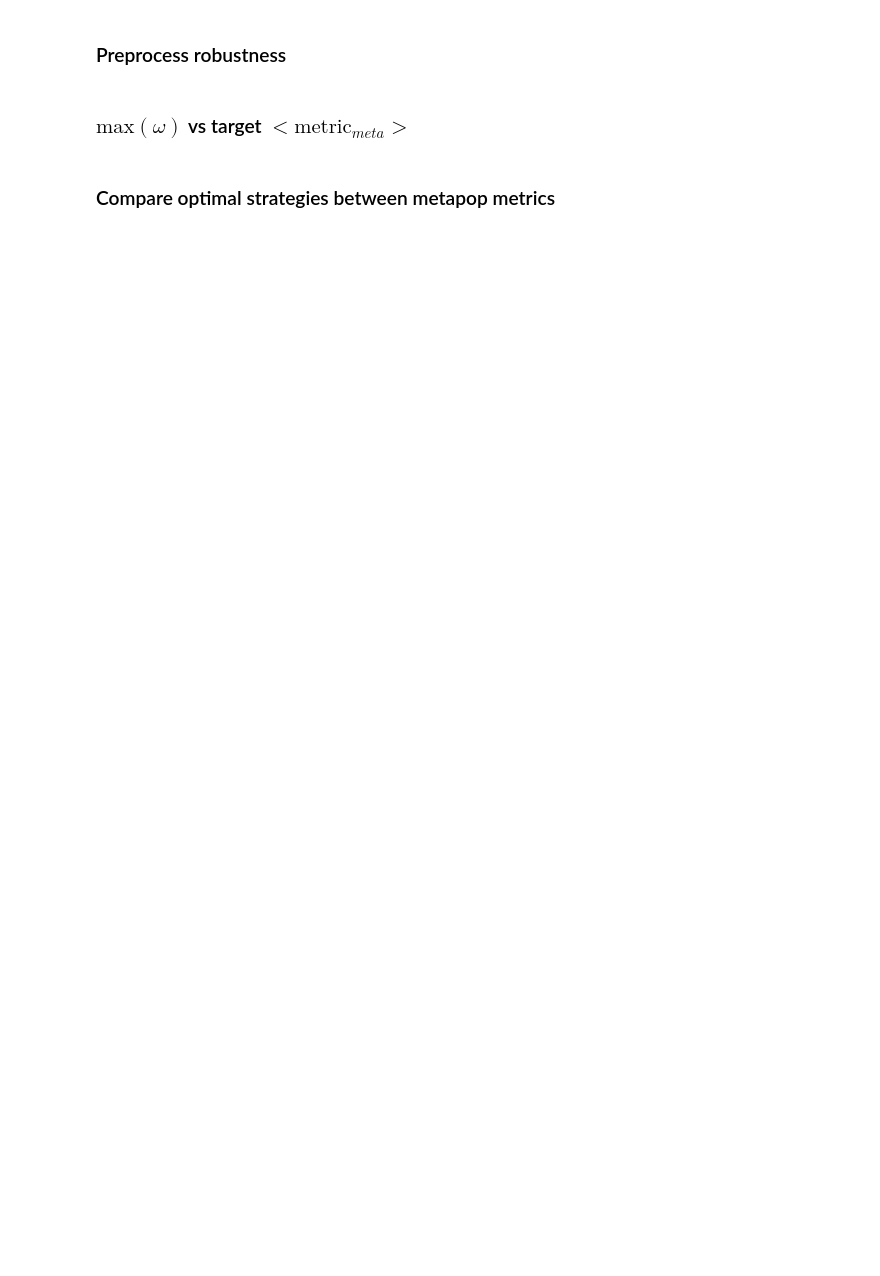
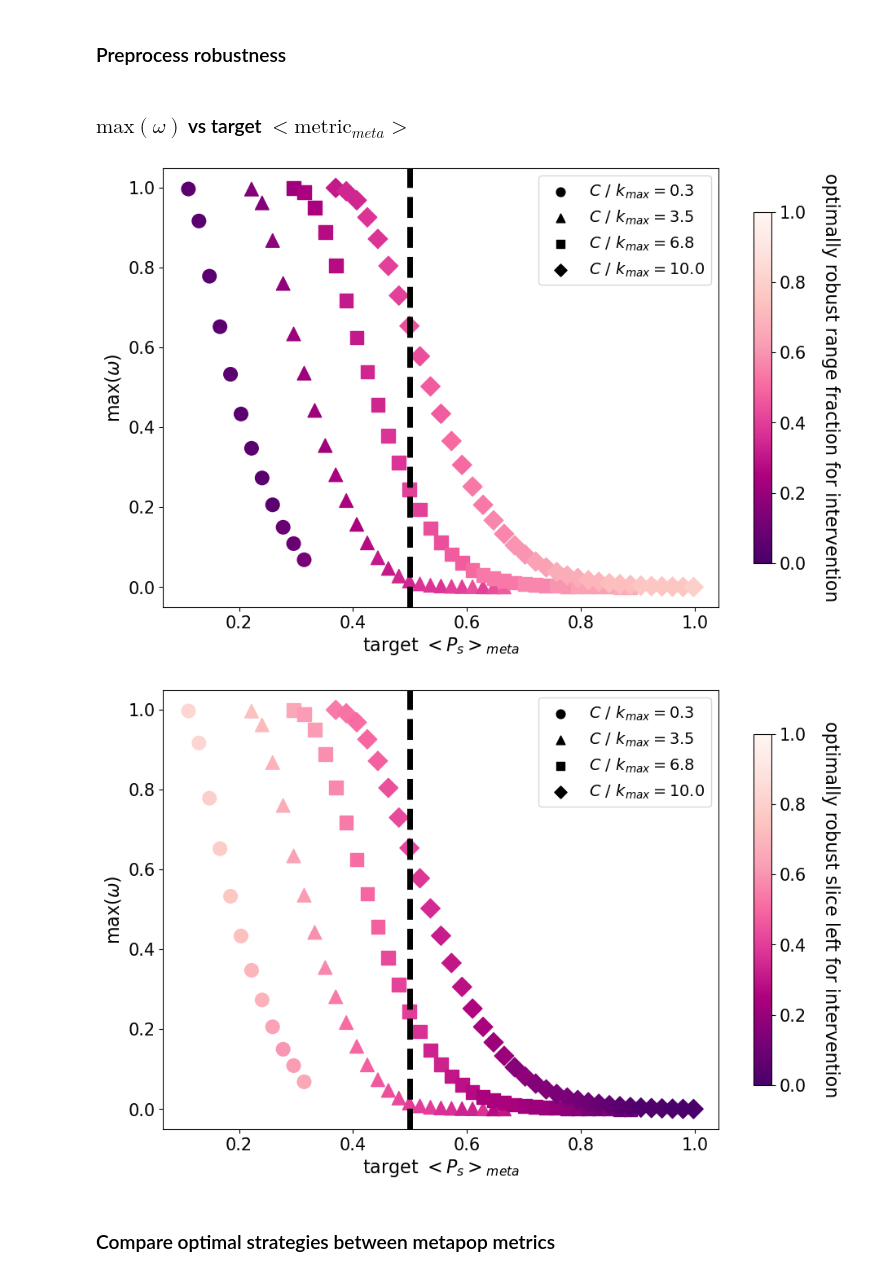
Before and after one commit to patricklawton/TecateCypress, a Jupyter notebook: sensitivity/viz.ipynb, the cells around one changed output. Saved outputs shown, nothing was run; the diff lists cells and outputs as text; code cells hidden in the pictures; blank space fills up the shorter version.

```diff
--- a/sensitivity/viz.ipynb
+++ b/sensitivity/viz.ipynb
@@ -56,34 +56,11 @@ def set_globals(results_pre):
         for key in handle.keys():
             eps_axes.update({key: handle[key][()]})
     globals()['eps_axes'] = eps_axes
-# %%
-# Define set of results
-# results_pre = 'meta_mean_results'
-results_pre = 'gte_thresh_results'
-if results_pre == 'meta_mean_results':
-    metric_lab = f'$<{metric}>_{{meta}}$'
-else:
-    metric_lab = f'$P(<{metric}>_k \geq 0.5)$'
-fn_prefix = f"{results_pre}/data/Aeff_{Aeff}/tfinal_{t_final}/metric_{metric}/"
-fig_prefix = f"{results_pre}/figs/Aeff_{Aeff}/tfinal_{t_final}/metric_{metric}/"
-
-# Load things saved specific to these results
-with open(fn_prefix + 'metric_data.pkl', 'rb') as handle:
-    metric_data = pickle.load(handle)
-all_metric = metric_data['all_metric']
-all_tau = np.load(f"{results_pre}/data/Aeff_{Aeff}/tfinal_{t_final}/all_tau.npy")
-C_vec = np.load(fn_prefix + "C_vec.npy")
-ncell_vec = np.load(fn_prefix + "ncell_vec.npy")
-slice_left_all = np.load(fn_prefix + "slice_left_all.npy")
-eps_axes = {}
-with h5py.File(fn_prefix + "/eps_axes.h5", "r") as handle:
-    for key in handle.keys():
-        eps_axes.update({key: handle[key][()]})
 # %% [markdown]
 ### Preprocess robustness
 # %%
 # for results_pre in ['meta_mean_results', 'gte_thresh_results']:
-for results_pre in ['gte_thresh_results']:
+for results_pre in ['meta_mean_results']:
     # Load things saved specific to these results
     set_globals(results_pre)
 
@@ -144,7 +121,7 @@ for results_pre in ['gte_thresh_results']:
 # %% [markdown]
 ### $\text{max}(\omega)$ vs target $<\text{metric}_{meta}>$
 # %%
-set_globals('gte_thresh_results')
+set_globals('meta_mean_results')
 maxrob = np.load(fn_prefix + "maxrob.npy")
 argmaxrob = np.load(fn_prefix + "argmaxrob.npy")
 rob_thresh_vec = np.load(fn_prefix + "rob_thresh_vec.npy")
@@ -163,34 +140,37 @@ for opt_i in range(2):
     normalize = colors.Normalize(vmin=vmin, vmax=vmax)
 
     all_markers = ['o','^','s','D']
     all_linestyles = ['dotted', 'dashdot', 'dashed', 'solid']
     C_i_samples = [0,3,6,9]
     # C_i_samples = [9]
     for line_i, C_i in enumerate(C_i_samples):
         plot_vec = np.ones(len(rob_thresh_vec)) * np.nan
         c_vec = np.ones(len(rob_thresh_vec)) * np.nan
         for thresh_i, thresh in enumerate(rob_thresh_vec):
             if thresh_i % 2 == 0: continue
             # Get the maximum robustness across (ncell, sl) at this C
             if maxrob[thresh_i, C_i] < 1:
                 plot_vec[thresh_i] = maxrob[thresh_i, C_i]
             if not np.isnan(plot_vec[thresh_i]):
                 if opt_i == 0:
                     c_vec[thresh_i] = ncell_vec[int(argmaxrob[thresh_i, C_i][opt_i])] / ncell_tot
                 else:
                     c_vec[thresh_i] = slice_left_all[int(argmaxrob[thresh_i, C_i][opt_i])] / ncell_tot
         scatter = ax.scatter(rob_thresh_vec, plot_vec, cmap=colormap, norm=normalize,
                             c=c_vec, marker=all_markers[line_i])#, s=60)
         ax.scatter([], [], label=fr"$C~/~k_{{max}}=${np.round(C_vec[C_i]/ncell_tot, 1)}",
                    s=60, c='black', marker=all_markers[line_i])
     cbar = fig.colorbar(scatter, ax=ax, location="right", shrink=0.8)
     cbar.set_label(cbar_labels[opt_i], rotation=-90, labelpad=30)
     ax.set_ylabel(fr"$\text{{max}}(\omega)$")
     ax.set_xlabel(fr"target {metric_lab}")
     ax.legend()
     ax.axvline(0.5, ls='--', c='k', lw=5)
     fn = fig_prefix + f"/maxrob_{opt_i}.png"
-    fig.savefig(fn, bbox_inches='tight')
+    # fig.savefig(fn, bbox_inches='tight')
+# %% [output]
+[figure, added]
+[figure, added]
 # %%
 cbar_labels = [fr"optimal range fraction for intervention",
                fr"optimal slice left for intervention"]
```
Also changed, not shown: parts of 11 cells of this notebook, 11 other files.
